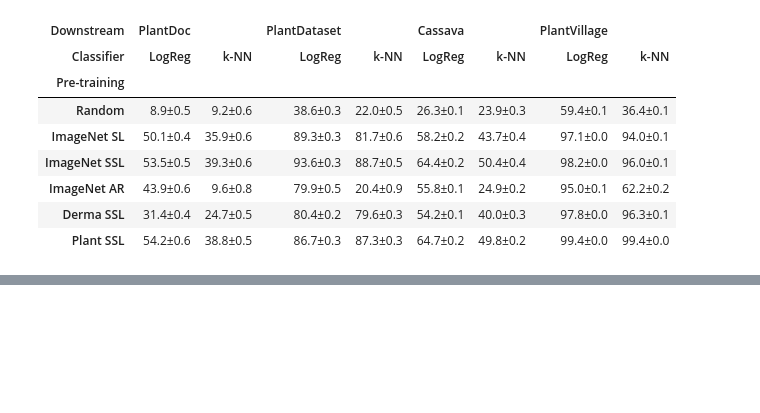
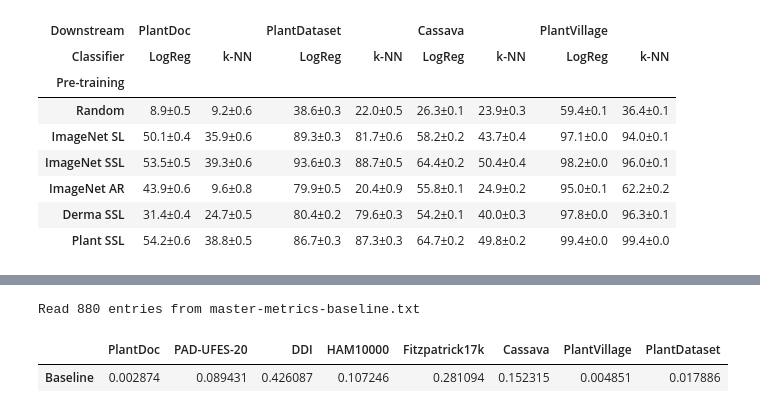
Before and after one commit to AlexanderPeter/thesis, a Jupyter notebook: code/31_plot_spider.ipynb, the cells around one changed output, grey strips where cells are left out. Cells and saved outputs as stored; diff of their text form; code cells hidden in the pictures; blank space fills up the shorter version.

```diff
--- a/code/31_plot_spider.ipynb
+++ b/code/31_plot_spider.ipynb
@@ -264,0 +224,10 @@ dataset_key: Fitzpatrick17k-, ../runs/master-metrics-vit-plant.txt
+# %%
+selection_config = {"f1_macro": None, "model_name": "dc"}
+df_plot_1 = load_and_add_data(
+    ["../runs/master-metrics-baseline.txt"], selection_config, labels=["Baseline"]
+)
+df_plot_1
+# %% [output]
+Read 880 entries from master-metrics-baseline.txt
+|  | PlantDoc | PAD-UFES-20 | DDI | HAM10000 | Fitzpatrick17k | Cassava | PlantVillage | PlantDataset |
+| Baseline | 0.002874 | 0.089431 | 0.426087 | 0.107246 | 0.281094 | 0.152315 | 0.004851 | 0.017886 |
```
Also changed, not shown: parts of 8 cells of this notebook, 8 other files.
